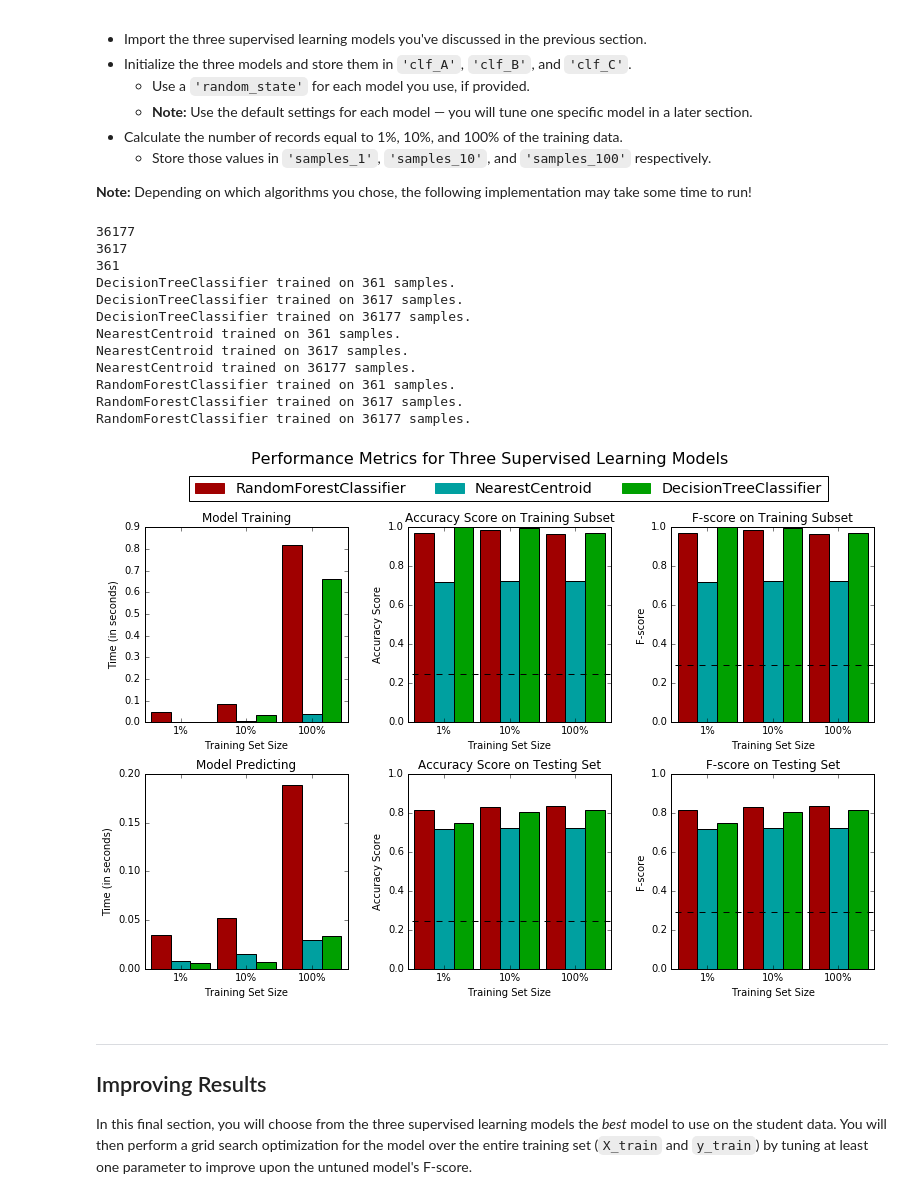
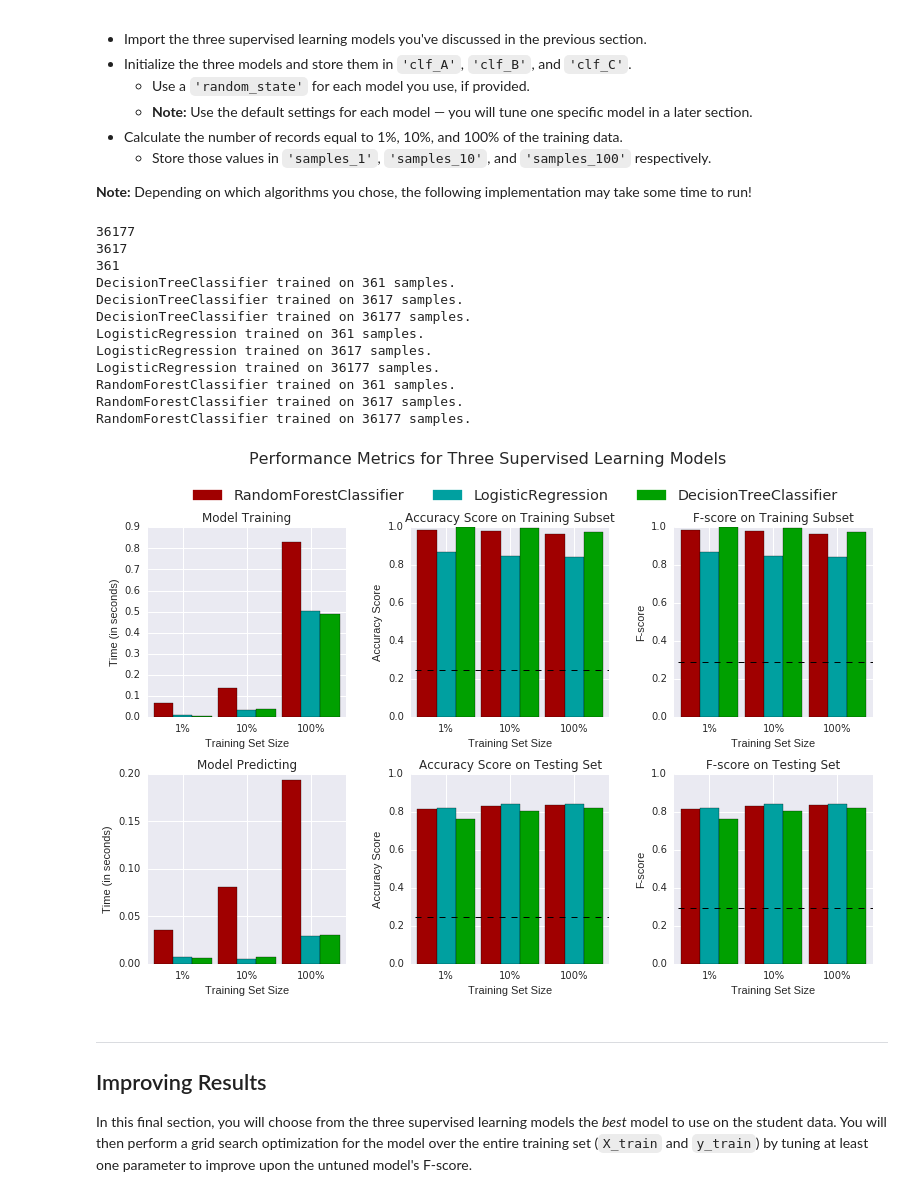
Before and after one commit to cautree/salary_classification, a Jupyter notebook: finding_donors.ipynb, the cells around one changed output. Drawn from its saved outputs; the diff is of its cells as text; code cells hidden in the pictures.

```diff
--- a/finding_donors.ipynb
+++ b/finding_donors.ipynb
@@ -202,11 +179,14 @@ Additionally, as with the non-numeric features, we need to convert the non-numer
  - Convert the target label `'income_raw'` to numerical entries.
    - Set records with "<=50K" to `0` and records with ">50K" to `1`.
 # %%
+from sklearn.preprocessing import LabelEncoder
+
 # TODO: One-hot encode the 'features_log_minmax_transform' data using pandas.get_dummies()
 features_final = pd.get_dummies(features_log_minmax_transform)
 
 # TODO: Encode the 'income_raw' data to numerical values
-income = income_raw.apply(income_to_bool).values
+le = LabelEncoder()
+income = le.fit_transform(income_raw)
 
 # Print the number of features after one-hot encoding
 encoded = list(features_final.columns)
@@ -300,7 +279,7 @@ FN = 0 # No predicted negatives in the naive case
 
 
 accuracy = TP*1.0/len(income)
-recall = TP*1.0/TP
+recall = TP*1.0 /(TP+FN)
 precision = TP*1.0/len(income)
 
 # TODO: Calculate F-score using the formula above for beta = 0.5 and correct values for precision and recall.
@@ -393,7 +372,6 @@ def train_predict(learner, sample_size, X_train, y_train, X_test, y_test):
 
     X_train, y_train = X_train[:sample_size], y_train[:sample_size]
 
-    learner = learner()
     learner = learner.fit(X_train, y_train)
 
     end = time() # Get end time
@@ -415,10 +393,10 @@ def train_predict(learner, sample_size, X_train, y_train, X_test, y_test):
 
     # TODO: Compute accuracy on the first 300 training samples which is y_train[:300]
 
-    results['acc_train'] = accuracy_score(predictions_train, y_train[:300])
+    results['acc_train'] = accuracy_score(y_train[:300], predictions_train)
 
     # TODO: Compute accuracy on test set using accuracy_score()
-    results['acc_test'] = accuracy_score(predictions_test, y_test)
+    results['acc_test'] = accuracy_score(y_test, predictions_test)
 
     # TODO: Compute F-score on the the first 300 training samples using fbeta_score()
     results['f_train'] = fbeta_score(y_train[:300], predictions_train, average='micro', beta=0.5)
@@ -445,6 +485,7 @@ In the code cell, you will need to implement the following:
 # TODO: Import the three supervised learning models from sklearn
 from sklearn import tree
 from sklearn.neighbors.nearest_centroid import NearestCentroid
+from sklearn.linear_model import LogisticRegression
 from sklearn.naive_bayes import GaussianNB
 from sklearn.ensemble import RandomForestClassifier
 from sklearn.metrics import fbeta_score, make_scorer
@@ -452,49 +493,49 @@ import pprint
 
 
 # TODO: Initialize the three models
-clf_A = tree.DecisionTreeClassifier
-clf_B = NearestCentroid
-clf_C = RandomForestClassifier
+clf_A = tree.DecisionTreeClassifier()
+clf_B = LogisticRegression()
+clf_C = RandomForestClassifier()
+#clf_C = ExtraTreesClassifier()
 
 # TODO: Calculate the number of samples for 1%, 10%, and 100% of the training data
 # HINT: samples_100 is the entire training set i.e. len(y_train)
 # HINT: samples_10 is 10% of samples_100
 # HINT: samples_1 is 1% of samples_100
 samples_100 = len(y_train)
 samples_10 = int(0.1*len(y_train))
 samples_1 = int(0.01*len(y_train))
 
 print samples_100
 print samples_10
 print samples_1
 # Collect results on the learners
 results = {}
 for clf in [clf_A, clf_B, clf_C]:
-#   clf_name = clf.__class__.__name__
-    clf_name = clf.__name__
+    clf_name = clf.__class__.__name__
 
     results[clf_name] = {}
     for i, samples in enumerate([samples_1, samples_10, samples_100]):
         results[clf_name][i] = \
         train_predict(clf, samples, X_train, y_train, X_test, y_test)
-#pprint.pprint(results)
+# pprint.pprint(results)
 
 # Run metrics visualization for the three supervised learning models chosen
 vs.evaluate(results, accuracy, fscore)
 # %% [output]
 36177
 3617
 361
 DecisionTreeClassifier trained on 361 samples.
 DecisionTreeClassifier trained on 3617 samples.
 DecisionTreeClassifier trained on 36177 samples.
-NearestCentroid trained on 361 samples.
-NearestCentroid trained on 3617 samples.
-NearestCentroid trained on 36177 samples.
+LogisticRegression trained on 361 samples.
+LogisticRegression trained on 3617 samples.
+LogisticRegression trained on 36177 samples.
 RandomForestClassifier trained on 361 samples.
 RandomForestClassifier trained on 3617 samples.
 RandomForestClassifier trained on 36177 samples.
-[figure, old version]
+[figure, new version]
 # %% [markdown]
 ----
 ## Improving Results
```
Also changed, not shown: parts of 23 cells of this notebook, 1 other file.
